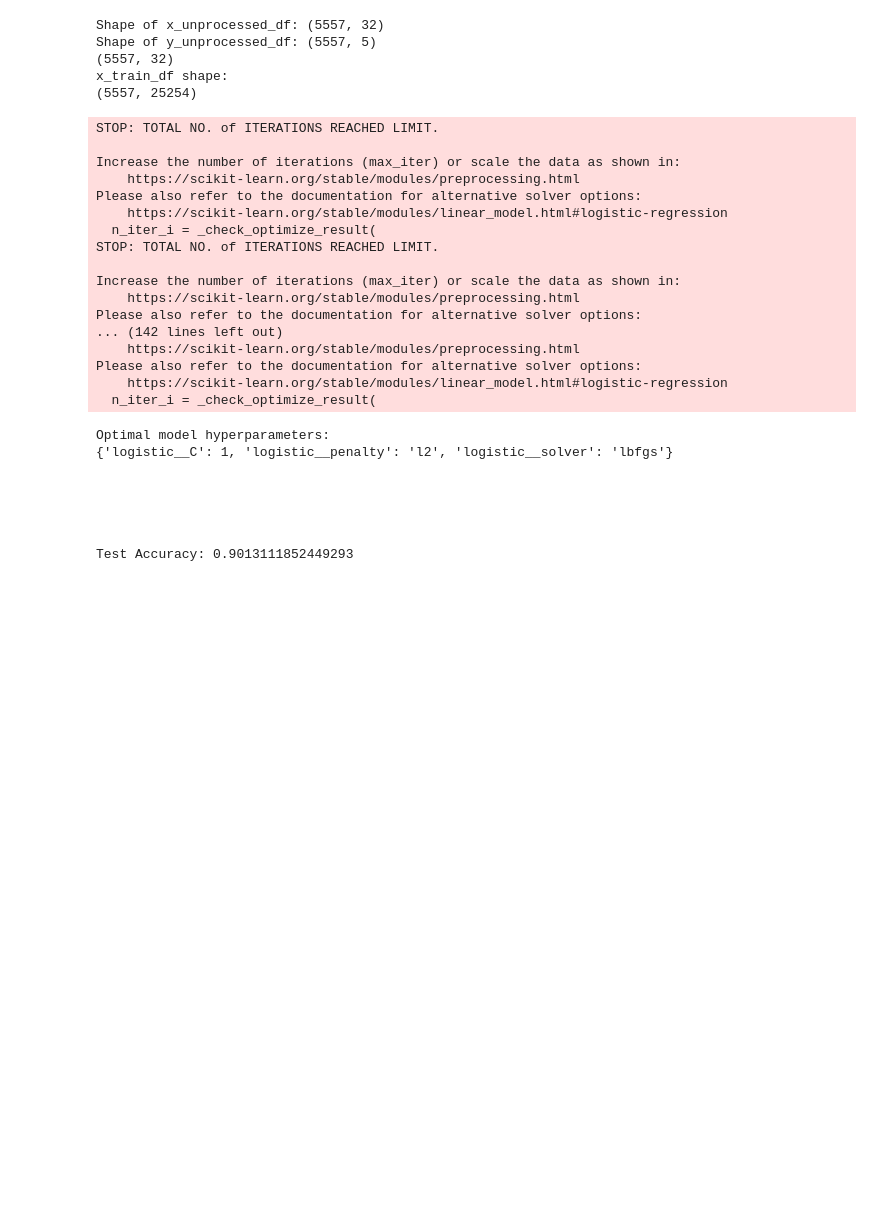
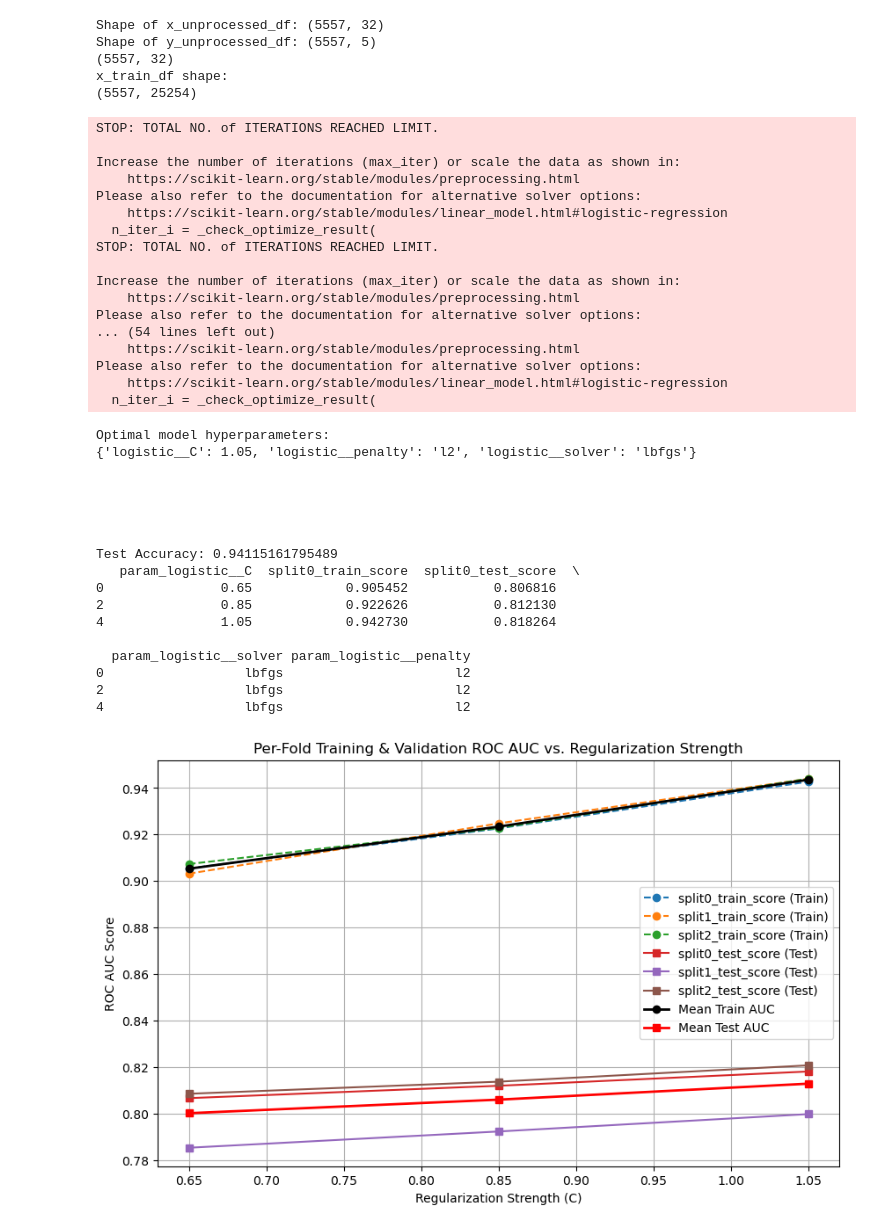
Before and after one commit to alexanderviolet/Project-1-cs135-Alex-and-Jonah, a Jupyter notebook: projectA_github/Project 1 Notebook.ipynb, the cells around one changed output. Saved outputs shown, nothing was run; the diff lists cells and outputs as text; code cells hidden in the pictures; blank space fills up the shorter version.

```diff
--- a/projectA_github/Project 1 Notebook.ipynb
+++ b/projectA_github/Project 1 Notebook.ipynb
@@ -36,6 +36,7 @@ from sklearn.preprocessing import StandardScaler, PolynomialFeatures
 from sklearn.decomposition import PCA
 from sklearn.linear_model import LogisticRegression
 from sklearn.model_selection import GridSearchCV, train_test_split
+from sklearn.model_selection import StratifiedKFold
 
 def tune_hyperparameters_and_fit(x_train_dF, y_train_d):
 
@@ -45,7 +46,7 @@ def tune_hyperparameters_and_fit(x_train_dF, y_train_d):
         #('scaler', StandardScaler(with_mean=False)),                  # Feature scaling
         #('poly', PolynomialFeatures()),                # Optional polynomial features
        #('svd', TruncatedSVD(n_components=100)),
-        ('logistic', LogisticRegression(max_iter=2000))  # Logistic regression classifier
+        ('logistic', LogisticRegression(max_iter=5000))  # Logistic regression classifier
     ])
 
     # parameter grid for hyperparameter optimizing
@@ -57,17 +58,18 @@ def tune_hyperparameters_and_fit(x_train_dF, y_train_d):
         # PCA: try no dimensionality reduction or keep enough components to explain 95% variance
         #'pca__n_components': [None, 0.95],
         # penalty strength
-        'logistic__C': [0.01, 0.05, 0.1, 0.5, 1, 5, 10], #, 0.05, 0.1, 0.5, 1, 2, 5, 10
+        'logistic__C': np.linspace(0.65, 1.05, 3),#np.logspace(np.log10(0.0001), np.log10(10), num=15),#[0.0001, 0.001, 0.01, 0.05, 0.1, 0.5, 1, 5, 10], #, 0.05, 0.1, 0.5, 1, 2, 5, 10
         # lasso or ridge penalty
-        'logistic__penalty': ['l2','l1'], #'l1',
+        'logistic__penalty': ['l2'],#,'l1'], #'l1',
         # Solvers that support both 'l1' and 'l2'; 'liblinear' is common for small datasets
-        'logistic__solver': ['saga', 'sag','lbfgs'], #'saga'  #'lbfgs' doesnt work with l1
+        'logistic__solver': ['lbfgs','saga'], #'saga'  #'lbfgs' doesnt work with l1
         # idk what this does tbh
         #'logistic__class_weight': [None, 'balanced']
     }
 
     # Create GridSearchCV object with 5-fold cross-validation
-    lr_model_trained = GridSearchCV(pipeline, param_grid, cv=2, scoring='roc_auc', n_jobs=-1)
+    stratified_kf = StratifiedKFold(n_splits=3, shuffle=True, random_state=42)
+    lr_model_trained = GridSearchCV(pipeline, param_grid, cv=stratified_kf, scoring='roc_auc', n_jobs=-1, return_train_score=True)
 
 
     # Fit grid search on training data
@@ -195,37 +254,48 @@ if __name__ == '__main__':
 
 
     predict_on_xtest_and_write_to_file(lr_model_trained, vectorizer=vectorizer, stopwords=stopwords)
+    make_figure_from_trained_model(lr_model_trained)
 # %% [output]
 Shape of x_unprocessed_df: (5557, 32)
 Shape of y_unprocessed_df: (5557, 5)
 (5557, 32)
 x_train_df shape:
 (5557, 25254)
 STOP: TOTAL NO. of ITERATIONS REACHED LIMIT.
 
 Increase the number of iterations (max_iter) or scale the data as shown in:
     https://scikit-learn.org/stable/modules/preprocessing.html
 Please also refer to the documentation for alternative solver options:
     https://scikit-learn.org/stable/modules/linear_model.html#logistic-regression
   n_iter_i = _check_optimize_result(
 STOP: TOTAL NO. of ITERATIONS REACHED LIMIT.
 
 Increase the number of iterations (max_iter) or scale the data as shown in:
     https://scikit-learn.org/stable/modules/preprocessing.html
 Please also refer to the documentation for alternative solver options:
-... (142 lines left out)
+... (54 lines left out)
     https://scikit-learn.org/stable/modules/preprocessing.html
 Please also refer to the documentation for alternative solver options:
     https://scikit-learn.org/stable/modules/linear_model.html#logistic-regression
   n_iter_i = _check_optimize_result(
 Optimal model hyperparameters:
-{'logistic__C': 1, 'logistic__penalty': 'l2', 'logistic__solver': 'lbfgs'}
+{'logistic__C': 1.05, 'logistic__penalty': 'l2', 'logistic__solver': 'lbfgs'}
 
 
 
 
 
-Test Accuracy: 0.9013111852449293
+Test Accuracy: 0.94115161795489
+   param_logistic__C  split0_train_score  split0_test_score  \
+0               0.65            0.905452           0.806816
+2               0.85            0.922626           0.812130
+4               1.05            0.942730           0.818264
+
+  param_logistic__solver param_logistic__penalty
+0                  lbfgs                      l2
+2                  lbfgs                      l2
+4                  lbfgs                      l2
+[figure, added]
 # %%
     # print("tr_text_list\n", tr_text_list)
     # print("element_list\n", element_list)
```
Also changed, not shown: parts of 1 cell of this notebook.
